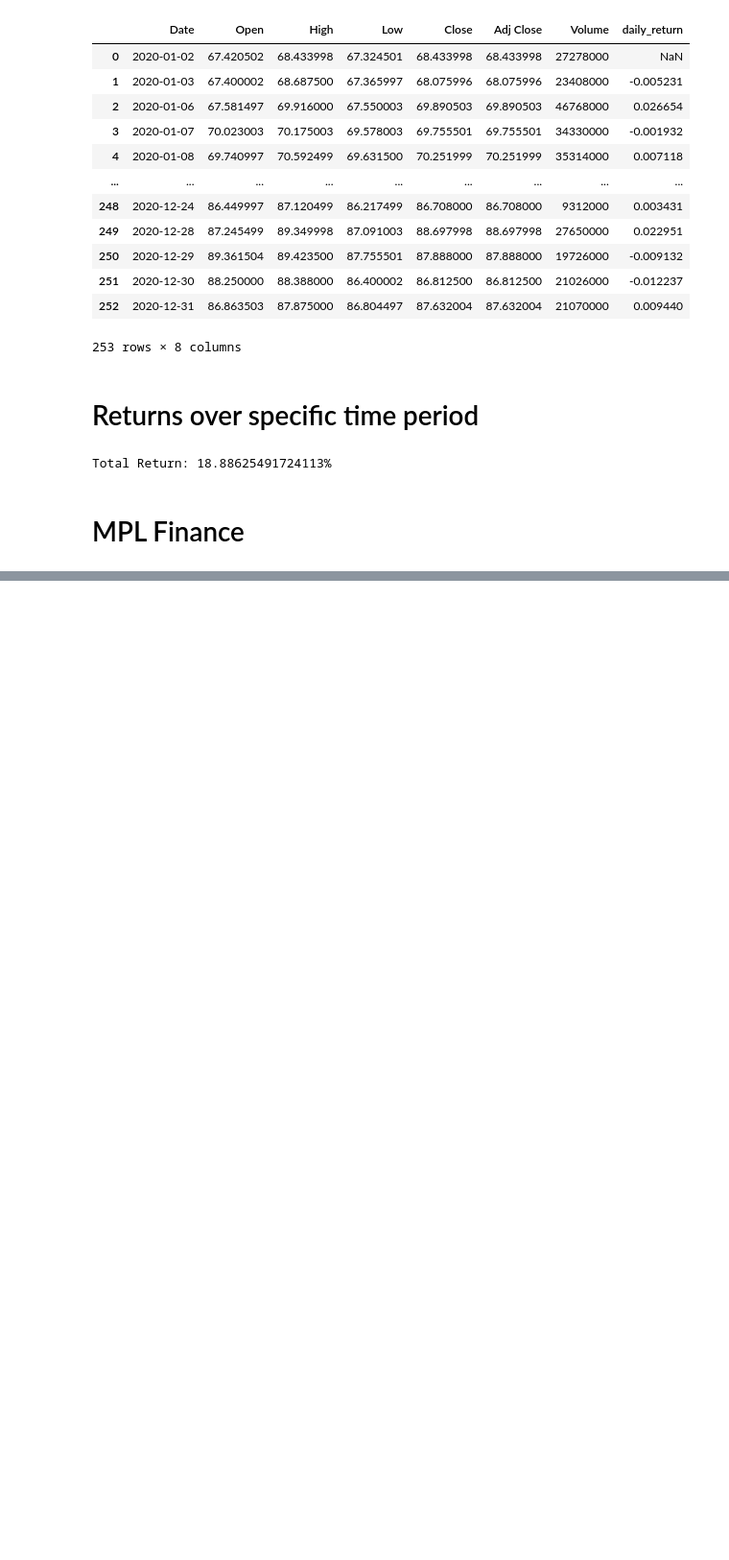
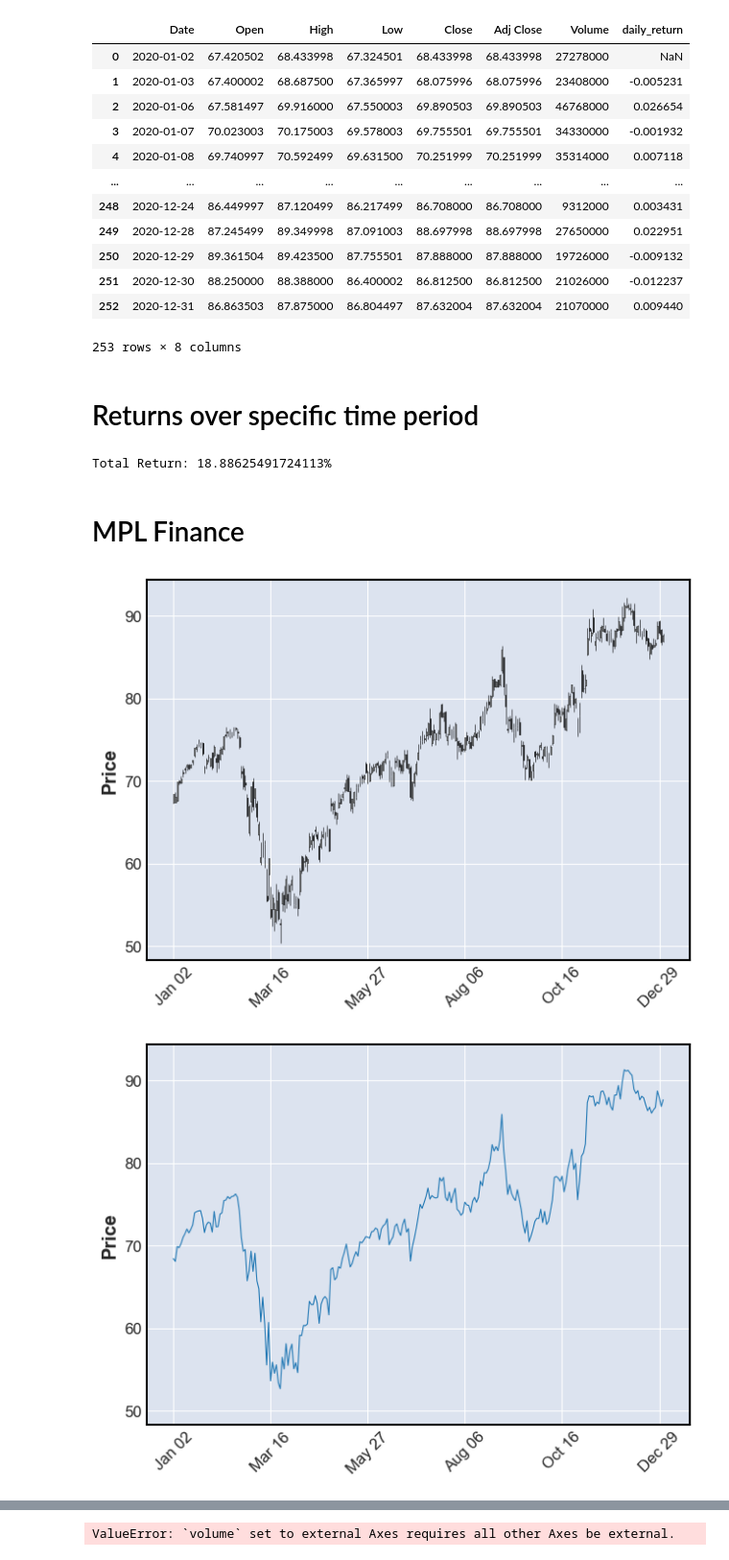
Before and after one commit to mrrkdas/Finance, a Jupyter notebook: Finance_YouTube/python_for_finance.ipynb, the cells around one changed output, grey strips where cells are left out. Shown at 96% size. Drawn from its saved outputs; the diff is of its cells as text; code cells hidden in the pictures; blank space fills up the shorter version.

Commit message:
updated the plot function

```diff
--- a/Finance_YouTube/python_for_finance.ipynb
+++ b/Finance_YouTube/python_for_finance.ipynb
@@ -186,4 +186,9 @@ def mplfinance_plot(ticker, chart_type, syear, smonth, sday, eyear, emonth, eday
 
         ax = fig.add_subplot(2,1,2)
         av = fig.add_subplot(2,1,2, sharex = ax)
-        mpf.plot(df_sub, type = chart_type, mav = (3,5,7))
+        mpf.plot(df_sub, type = chart_type, mav = (3,5,7), volume = av, show_nontrading = True)
+# %%
+mplfinance_plot('GOOGL', 'ohlc', 2020, 1, 1, 2021, 1, 1)
+# %% [output]
+[figure, added]
+[figure, added]
@@ -189,0 +196 @@ def mplfinance_plot(ticker, chart_type, syear, smonth, sday, eyear, emonth, eday
+ValueError: `volume` set to external Axes requires all other Axes be external.
```
Also changed, not shown: parts of 1 cell of this notebook.
